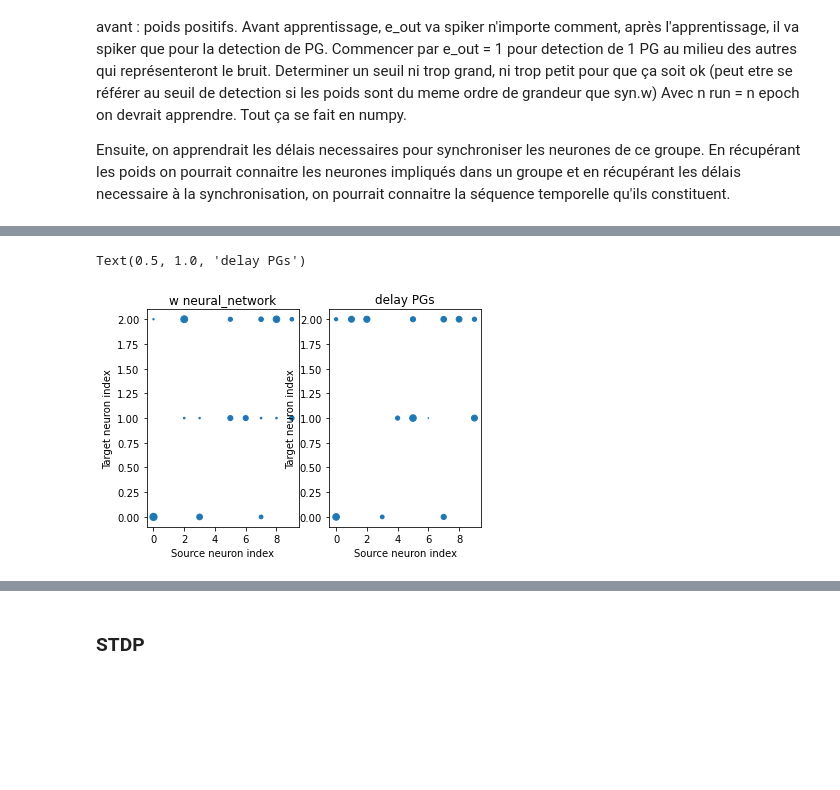
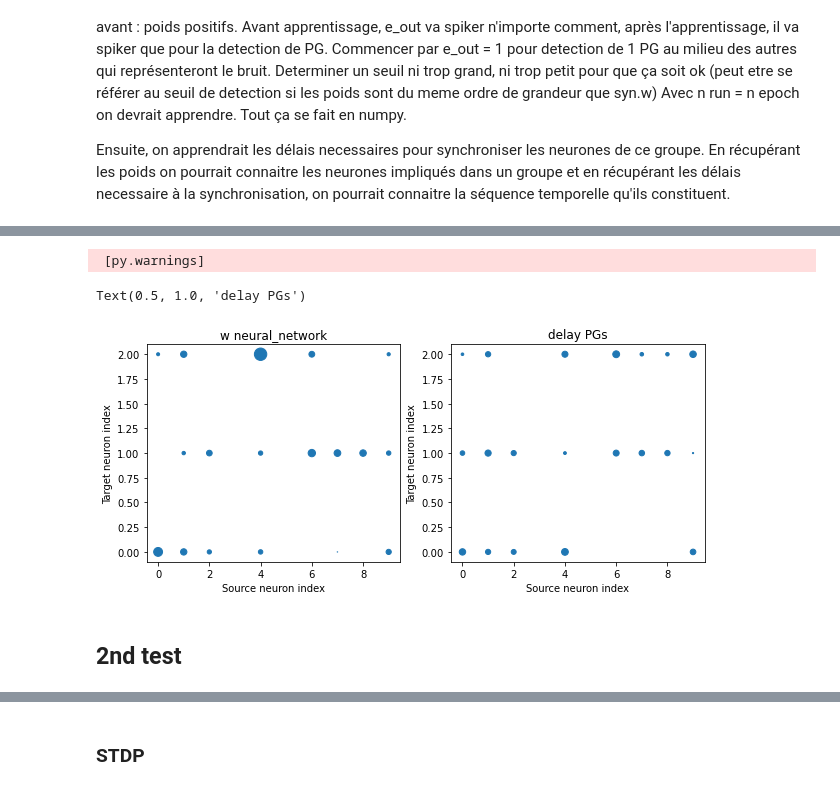
Before and after one commit to camillebesnainou/2022-01-10-polychrony, a Jupyter notebook: 2022-03-02-herewegoagain.ipynb, the cells around one changed output, grey strips where cells are left out. Cells and saved outputs as stored; diff of their text form; code cells hidden in the pictures; blank space fills up the shorter version.

```diff
--- a/2022-03-02-herewegoagain.ipynb
+++ b/2022-03-02-herewegoagain.ipynb
@@ -27,8 +28,8 @@ Puisque l'on connait les connections a->b, les poids et les délais, il est faci
 # %%
 Ni = 3 #nb de PGs différents
 Nj = 10 #nb d'adresses en entrée
-n_pattern = 60 # nb d'occurrence des PGs
-duration = 30*second
+n_pattern = 30 # nb d'occurrence des PGs
+duration = 10*second
 
 PGs_pattern = {}
 PGs_id_tps = {}
@@ -321,5 +321,5 @@ def synchro_detector_terminator(e_true, e_in):
 # %%
-delta_T,w_per_synapse_list, w_per_spike_pair_0, w_per_spike_pair_with_comp, delta_T_comp,w_per_synapse= synchro_detector_terminator(e_true,e_in)
+w_per_synapse_list = synchro_detector_terminator(e_true, e_in)
 # %% [output]
  [py.warnings]
  [py.warnings]
@@ -332,20 +340,24 @@ def neural_network(e_in, w_per_synapse_list):
     PGs_learning = {}
     ind_in = []
     temps_in = []
-    thresh = 0.04*volt # /!\
+    thresh = 0.02*volt # /!\
 
     # --- generation du NN -------------------------------------------------------------------------------------------
+    e_in_safe = []
+    for i in e_in:
+        if i not in e_in_safe:
+            e_in_safe.append(i)
 
-    for i in range(len(e_in)):
-        temps_in.append((e_in[i][0])*ms)
-        ind_in.append(e_in[i][1])
+    for i in range(len(e_in_safe)):
+        temps_in.append((e_in_safe[i][0])*ms)
+        ind_in.append(e_in_safe[i][1])
 
     d = SpikeGeneratorGroup(Nj, ind_in, temps_in)
     d_spike = SpikeMonitor(d)
 
     e = NeuronGroup(Ni, ''' dv/dt = -v/tau : volt
                     tau : second''',
-                    threshold= 'v > 0.04*volt',
+                    threshold= 'v > 0.025*volt',
                     reset= 'v = 0*volt',
                     method = 'exact')
     e.v = 0*volt
@@ -355,13 +367,14 @@ def neural_network(e_in, w_per_synapse_list):
     naps = Synapses(d, e, on_pre = '''v_post += 0.01*w*volt''', model = '''w:1''')
 
     naps.connect(p=1)
-    naps.w = w_per_synapse_list*10e3
 
-    for i in range(Ni):
-        if max(naps.w[:,i])*0.01*volt < thresh :
-            for j in range(Nj):
-                if naps.w[j,i]==max(naps.w[:,i]):
-                    naps.w[j,i] = max(naps.w[:,i])*2  #max(w) trop faible pour un PG, donc je fais ça pour compenser mais pas une bonne idée..
+    naps.w[:,:] = w_per_synapse_list
+
+    #for i in range(Ni):
+      #  if max(naps.w[:,i])*0.01*volt < thresh :
+       #     for j in range(Nj):
+        #       if naps.w[j,i]==max(naps.w[:,i]): #np.argmax
+        #          naps.w[j,i] = max(naps.w[:,i])*2  #max(w) trop faible pour un PG, donc je fais ça pour compenser mais pas une bonne idée..
 
     run(duration)
 
@@ -371,7 +384,7 @@ def neural_network(e_in, w_per_synapse_list):
     for i in range(len(PGs_learning[0])):
         e_out.append(tuple((round(PGs_learning[0][i]*1000/second), PGs_learning[1][i])))
 
-    return e_out, naps, e_spike, d_spike, PGs_learning
+    return e_out, naps, e_spike
 # %%
 start_scope()
-e_out,naps,e_spike, d_spike , PGs_learning= neural_network(e_in, w_per_synapse_list)
+e_out, naps, e_spike = neural_network(delta_e_in[0], delta_w_mean)
@@ -405,16 +422,20 @@ Text(0.5, 1.0, 'e_true')
 # %%
-plt.figursubplot(121)
+plt.figure(figsize = (10,4))
+subplot(121)
 
 scatter(naps.i, naps.j, w_per_synapse_list*10e4)
 xlabel('Source neuron index')
 ylabel('Target neuron index')
 title('w neural_network')
 
 subplot(122)
 scatter(s.j, s.i, s.delay*500 )
 xlabel('Source neuron index')
 ylabel('Target neuron index')
 title('delay PGs')
+
+# la STDP donne un poid élevé aux derniers spikes composant un PGs
 # %% [output]
-Text(0.5, 1.0, 'delay PGs')
+ [py.warnings]
+Text(0.5, 1.0, 'delay PGs')
-[figure, old version]
+[figure, new version]
@@ -422,0 +476,2 @@ Text(0.5, 1.0, 'delay PGs')
+# %% [markdown]
+## 2nd test
```
Also changed, not shown: parts of 56 cells of this notebook.
